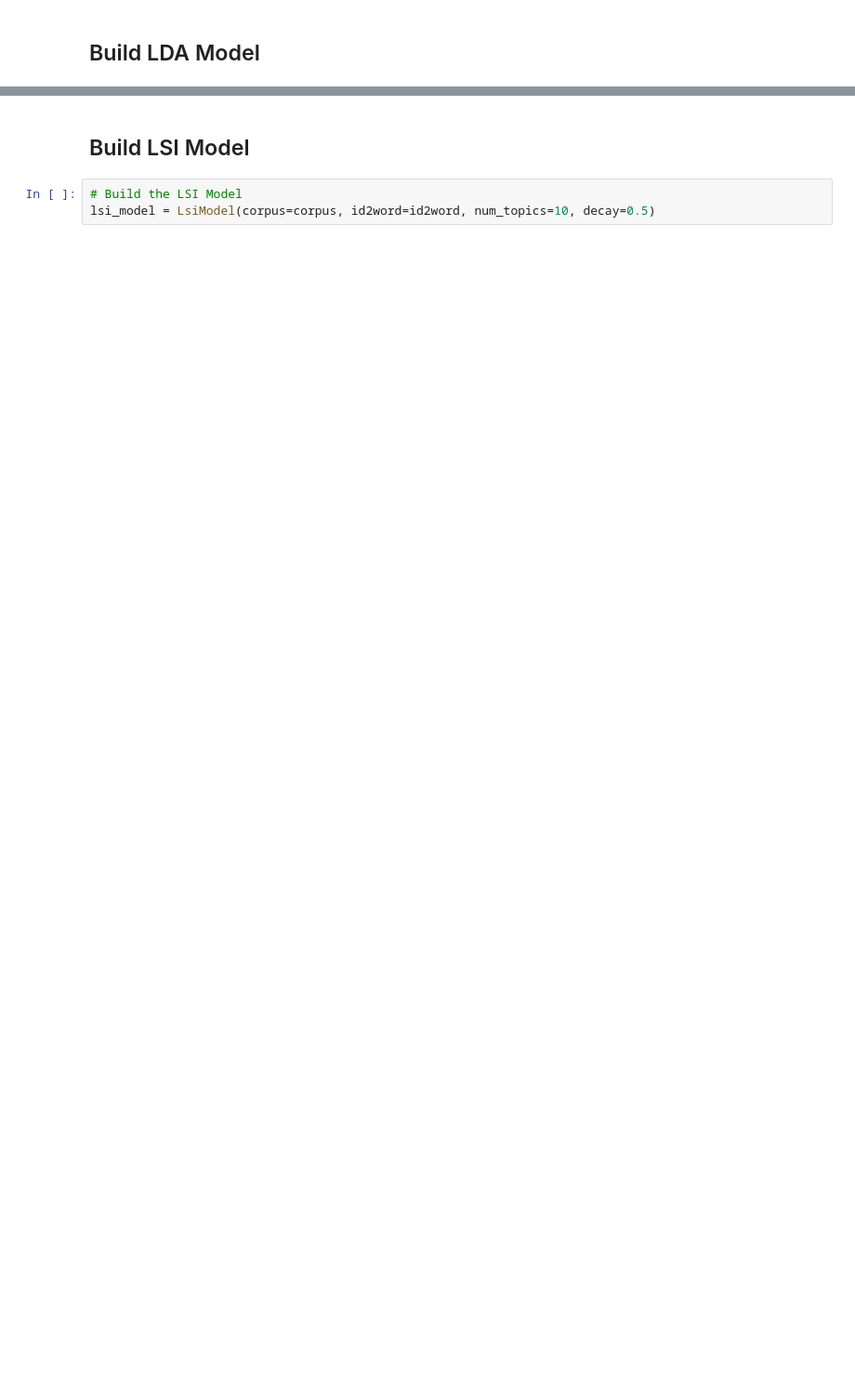
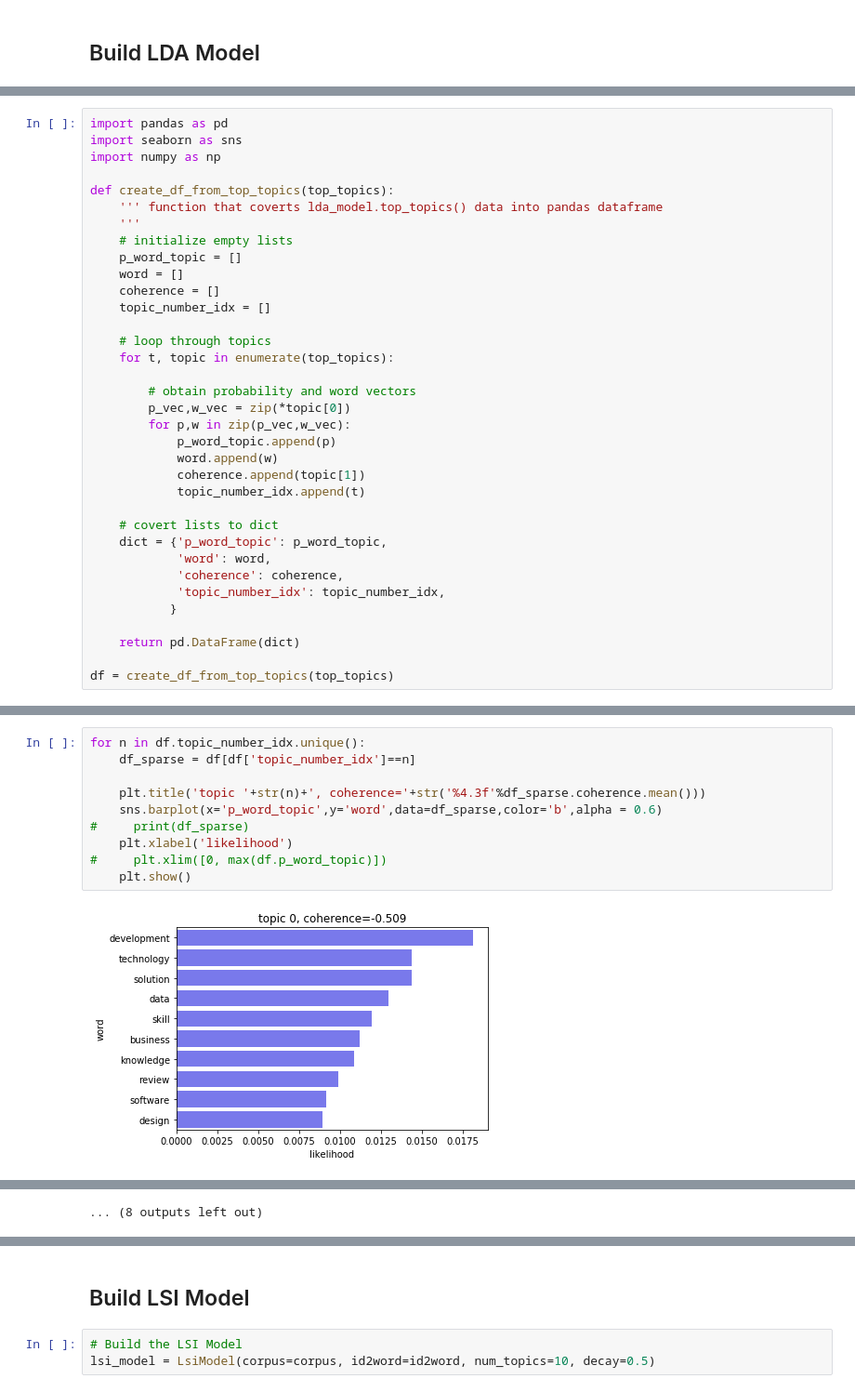
Before and after one commit to dmeyers83/Text-Info-Systems-Project, a Jupyter notebook: Scrape Indeed Job Data.ipynb, the cells around one changed output, grey strips where cells are left out. Shown at 93% size. Cells and saved outputs as stored; diff of their text form; blank space fills up the shorter version.

Commit message:
added seaborn plots; removed words <= 3 char

```diff
--- a/Scrape Indeed Job Data.ipynb
+++ b/Scrape Indeed Job Data.ipynb
@@ -331,0 +341,35 @@ Average topic coherence: -0.7577.
+# %%
+import pandas as pd
+import seaborn as sns
+import numpy as np
+
+def create_df_from_top_topics(top_topics):
+    ''' function that coverts lda_model.top_topics() data into pandas dataframe
+    '''
+    # initialize empty lists
+    p_word_topic = []
+    word = []
+    coherence = []
+    topic_number_idx = []
+
+    # loop through topics
+    for t, topic in enumerate(top_topics):
+
+        # obtain probability and word vectors
+        p_vec,w_vec = zip(*topic[0])
+        for p,w in zip(p_vec,w_vec):
+            p_word_topic.append(p)
+            word.append(w)
+            coherence.append(topic[1])
+            topic_number_idx.append(t)
+
+    # covert lists to dict
+    dict = {'p_word_topic': p_word_topic,
+            'word': word,
+            'coherence': coherence,
+            'topic_number_idx': topic_number_idx,
+           }
+
+    return pd.DataFrame(dict)
+
+df = create_df_from_top_topics(top_topics)
@@ -331,0 +378,12 @@ Average topic coherence: -0.7577.
+# %%
+for n in df.topic_number_idx.unique():
+    df_sparse = df[df['topic_number_idx']==n]
+
+    plt.title('topic '+str(n)+', coherence='+str('%4.3f'%df_sparse.coherence.mean()))
+    sns.barplot(x='p_word_topic',y='word',data=df_sparse,color='b',alpha = 0.6)
+#     print(df_sparse)
+    plt.xlabel('likelihood')
+#     plt.xlim([0, max(df.p_word_topic)])
+    plt.show()
+# %% [output]
+[figure, added]
@@ -331,0 +401 @@ Average topic coherence: -0.7577.
+... (8 outputs left out)
```
Also changed, not shown: parts of 30 cells of this notebook.
